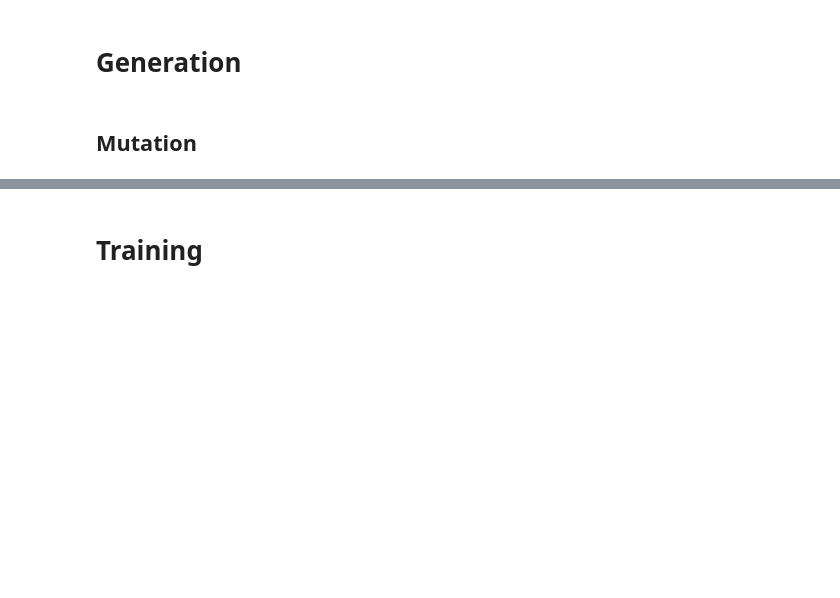
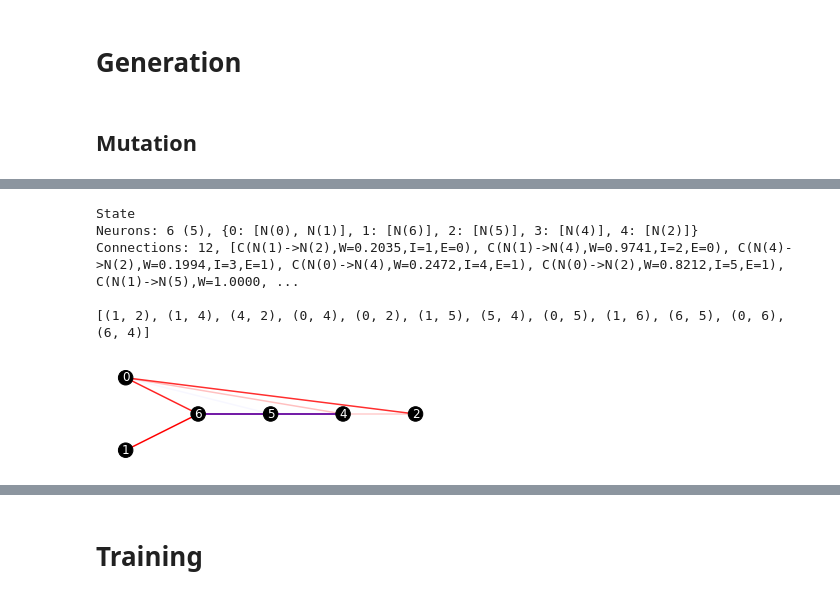
Before and after one commit to drewcurran/COS398_NEAT, a Jupyter notebook: NEAT/test_code.ipynb, the cells around one changed output, grey strips where cells are left out. Drawn from its saved outputs; the diff is of its cells as text; code cells hidden in the pictures; blank space fills up the shorter version.

```diff
--- a/NEAT/test_code.ipynb
+++ b/NEAT/test_code.ipynb
@@ -98,3 +124,15 @@ Connections: 8, [C(Node(1,L=0)->Node(2,L=3),W=-0.6873,I=1,E=0), C(Node(1,L=0)->N
+# %%
+population.mutate_weights(player2)
+player2.print_state()
+player2.draw_state()
+print(population.innovation_history.innovations)
+# %% [output]
+State
+Neurons: 6 (5), {0: [N(0), N(1)], 1: [N(6)], 2: [N(5)], 3: [N(4)], 4: [N(2)]}
+Connections: 12, [C(N(1)->N(2),W=0.2035,I=1,E=0), C(N(1)->N(4),W=0.9741,I=2,E=0), C(N(4)->N(2),W=0.1994,I=3,E=1), C(N(0)->N(4),W=0.2472,I=4,E=1), C(N(0)->N(2),W=0.8212,I=5,E=1), C(N(1)->N(5),W=1.0000, ...
+
+[(1, 2), (1, 4), (4, 2), (0, 4), (0, 2), (1, 5), (5, 4), (0, 5), (1, 6), (6, 5), (0, 6), (6, 4)]
+[figure, added]
 # %%
 population.mutate_genome(player2)
 player2.print_state()
```
Also changed, not shown: parts of 19 cells of this notebook, 7 other files.
